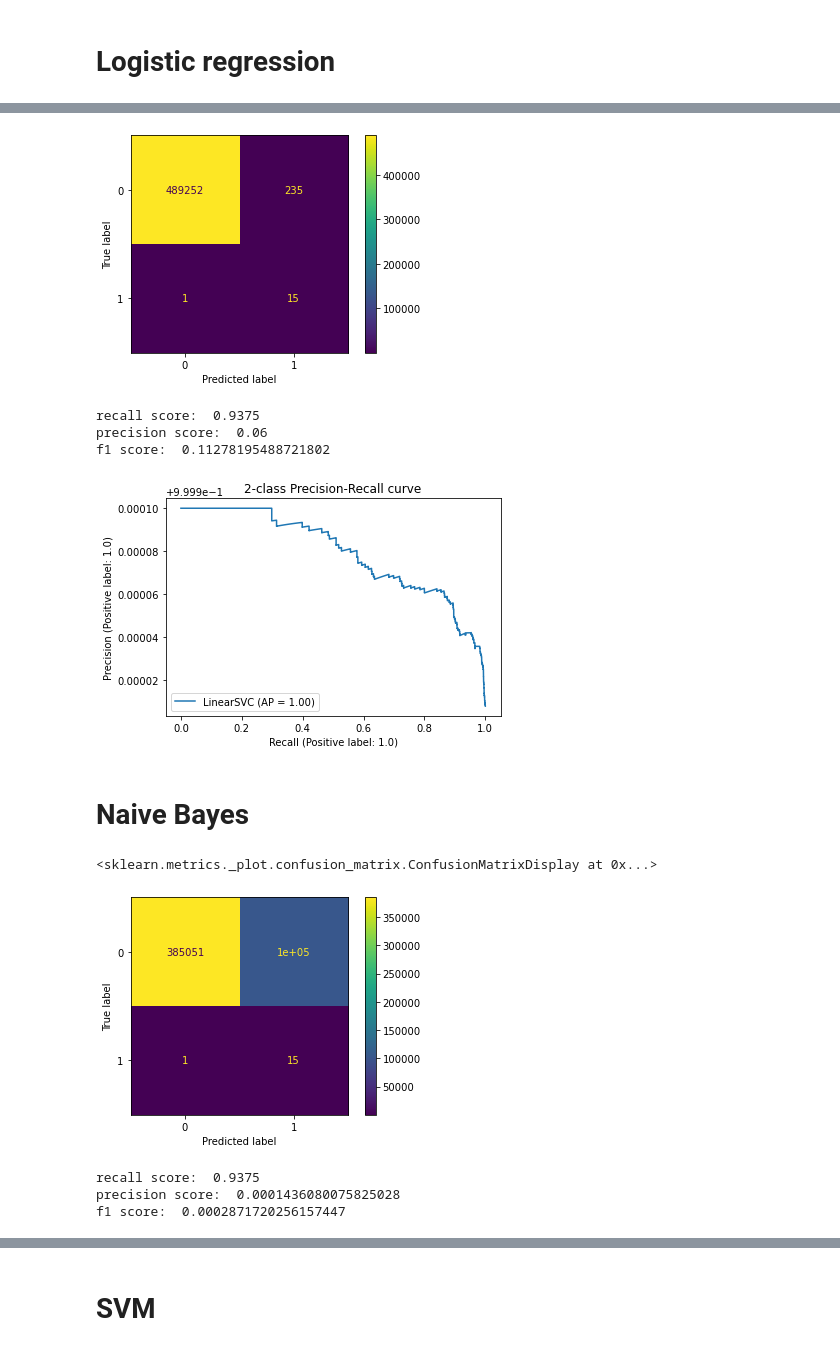
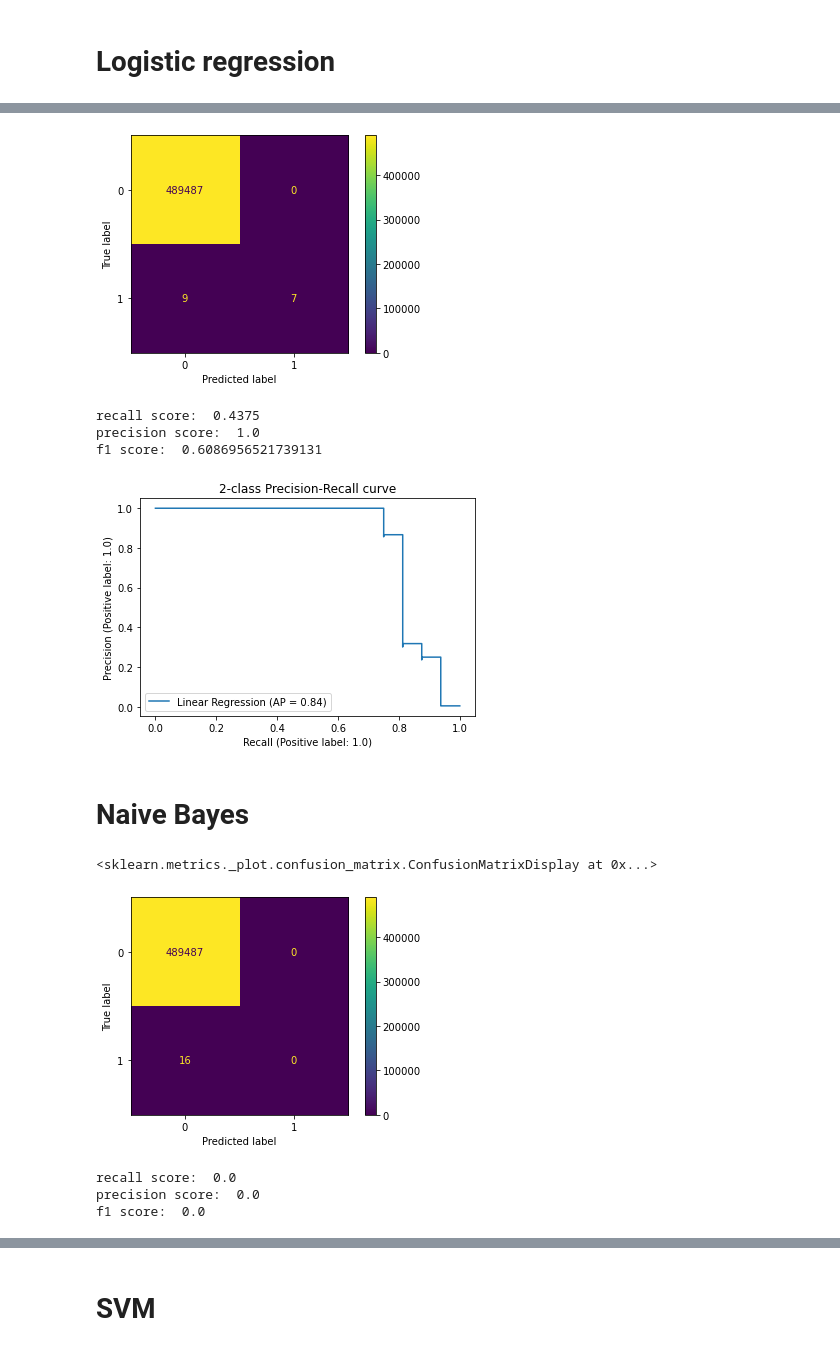
Before and after one commit to Basvdbrink1998/Entry-linking-in-18th-century-VOC-slave-archives, a Jupyter notebook: Annotation/Benchmarks.ipynb, the cells around one changed output, grey strips where cells are left out. Drawn from its saved outputs; the diff is of its cells as text; code cells hidden in the pictures.

```diff
--- a/Annotation/Benchmarks.ipynb
+++ b/Annotation/Benchmarks.ipynb
@@ -54,7 +50,11 @@ permissions = load_permissions("../../Data/structured_data\VOC Cochin Slave Tran
+# %%
+matches = pd.read_csv("Matches/Bas3.csv", index_col=0)
+# dist_folder = "Distances_jw"
+dist_folder = "Distances_levenshtein"
 # %%
-distances = pd.read_csv("Distances/distances_0.csv", dtype={'permission_indx': 'uint16', 'transaction_indx': 'uint16', 'SlaafGender': 'bool', 'SlaafNaamNieuw': 'float16', 'BezitterGender': 'bool', 'BezitterVoornaam': 'float16', 'BezitterBeroep': 'float16', 'BezitterAchternaam': 'float16'})
+distances = pd.read_csv(dist_folder + "/distances_0.csv", dtype={'permission_indx': 'uint16', 'transaction_indx': 'uint16', 'SlaafGender': 'bool', 'SlaafNaamNieuw': 'float16', 'BezitterGender': 'bool', 'BezitterVoornaam': 'float16', 'BezitterBeroep': 'float16', 'BezitterAchternaam': 'float16'})
 for i in range(1, 99):
-    df2 = pd.read_csv(f"Distances/distances_{i}.csv", dtype={'permission_indx': 'uint16', 'transaction_indx': 'uint16', 'SlaafGender': 'bool', 'SlaafNaamNieuw': 'float16', 'BezitterGender': 'bool', 'BezitterVoornaam': 'float16', 'BezitterBeroep': 'float16', 'BezitterAchternaam': 'float16'})
+    df2 = pd.read_csv(f"{dist_folder}/distances_{i}.csv", dtype={'permission_indx': 'uint16', 'transaction_indx': 'uint16', 'SlaafGender': 'bool', 'SlaafNaamNieuw': 'float16', 'BezitterGender': 'bool', 'BezitterVoornaam': 'float16', 'BezitterBeroep': 'float16', 'BezitterAchternaam': 'float16'})
     distances = pd.concat([distances, df2])
 distances.reset_index(inplace=True)
 # %%
@@ -108,8 +108,8 @@ See the caveats in the documentation: https://pandas.pydata.org/pandas-docs/stab
 # Oversampling
 # %%
 # ros = RandomOverSampler()
-ros = SMOTE()
-X_train, y_train = ros.fit_resample(X_train, y_train)
+# ros = SMOTE()
+# X_train, y_train = ros.fit_resample(X_train, y_train)
 # %% [markdown]
 # Rule based
 # %% [markdown]
@@ -176,0 +179,5 @@ plt.show()
+# %%
+from sklearn.neighbors import KNeighborsClassifier
+neigh = KNeighborsClassifier(n_neighbors=1)
+neigh.fit(X_train, y_train)
+pred = neigh.predict(X_test)
@@ -195,22 +216,22 @@ disp = ConfusionMatrixDisplay(confusion_matrix=cm)
 disp.plot()
 plt.show()
 # %% [output]
-[figure, old version]
+[figure, new version]
 # %%
 print("recall score: ", recall_score(y_test, pred))
 print("precision score: ", precision_score(y_test, pred))
 print("f1 score: ", f1_score(y_test, pred))
 # %% [output]
-recall score:  0.9375
-precision score:  0.06
-f1 score:  0.11278195488721802
+recall score:  0.4375
+precision score:  1.0
+f1 score:  0.6086956521739131
 # %%
 display = PrecisionRecallDisplay.from_estimator(
-    clf, X_train, y_train, name="LinearSVC"
+    clf, X_test, y_test, name="Linear Regression"
 )
 _ = display.ax_.set_title("2-class Precision-Recall curve")
 # %% [output]
-[figure, old version]
+[figure, new version]
 # %% [markdown]
 # Naive Bayes
 # %%
@@ -225,14 +245,14 @@ disp = ConfusionMatrixDisplay(confusion_matrix=cm)
 disp.plot()
 # %% [output]
 <sklearn.metrics._plot.confusion_matrix.ConfusionMatrixDisplay at 0x...>
-[figure, old version]
+[figure, new version]
 # %%
 print("recall score: ", recall_score(y_test, pred))
 print("precision score: ", precision_score(y_test, pred))
 print("f1 score: ", f1_score(y_test, pred))
 # %% [output]
-recall score:  0.9375
-precision score:  0.0001436080075825028
-f1 score:  0.0002871720256157447
+recall score:  0.0
+precision score:  0.0
+f1 score:  0.0
 # %%
 display = PrecisionRecallDisplay.from_estimator(
```
Also changed, not shown: parts of 19 cells of this notebook, 2 other files.
